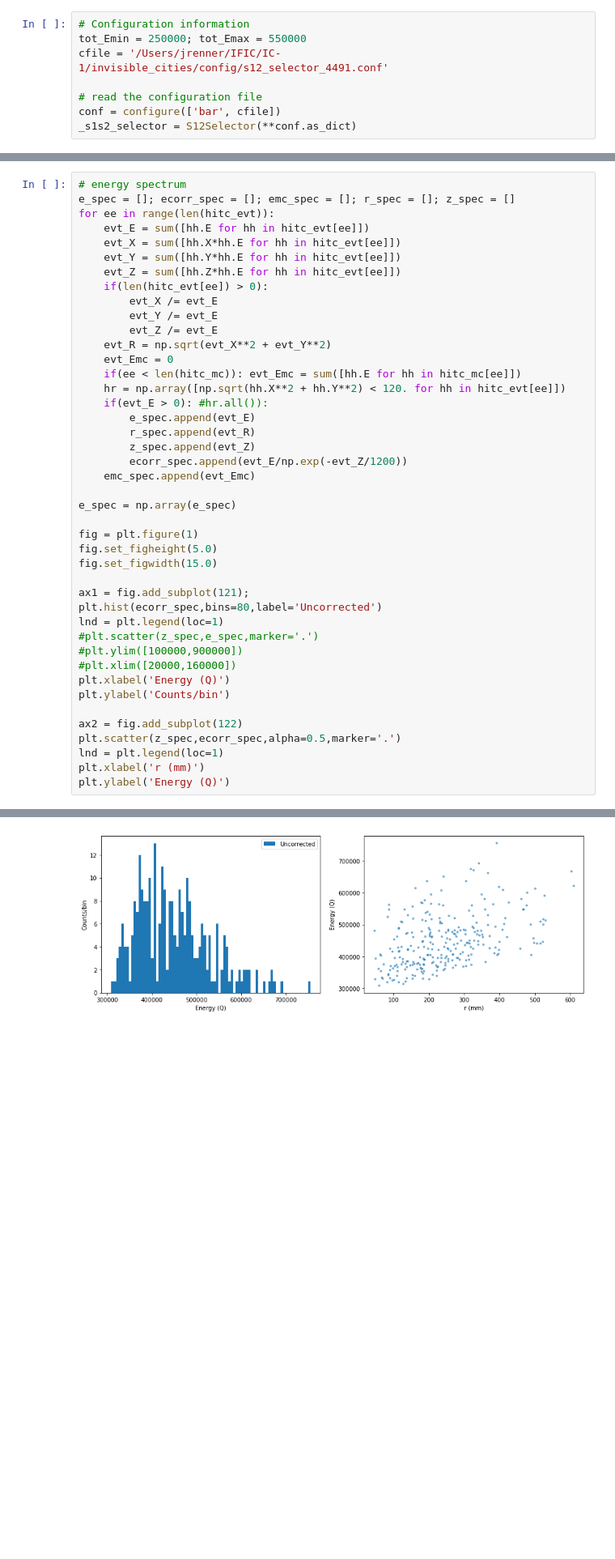
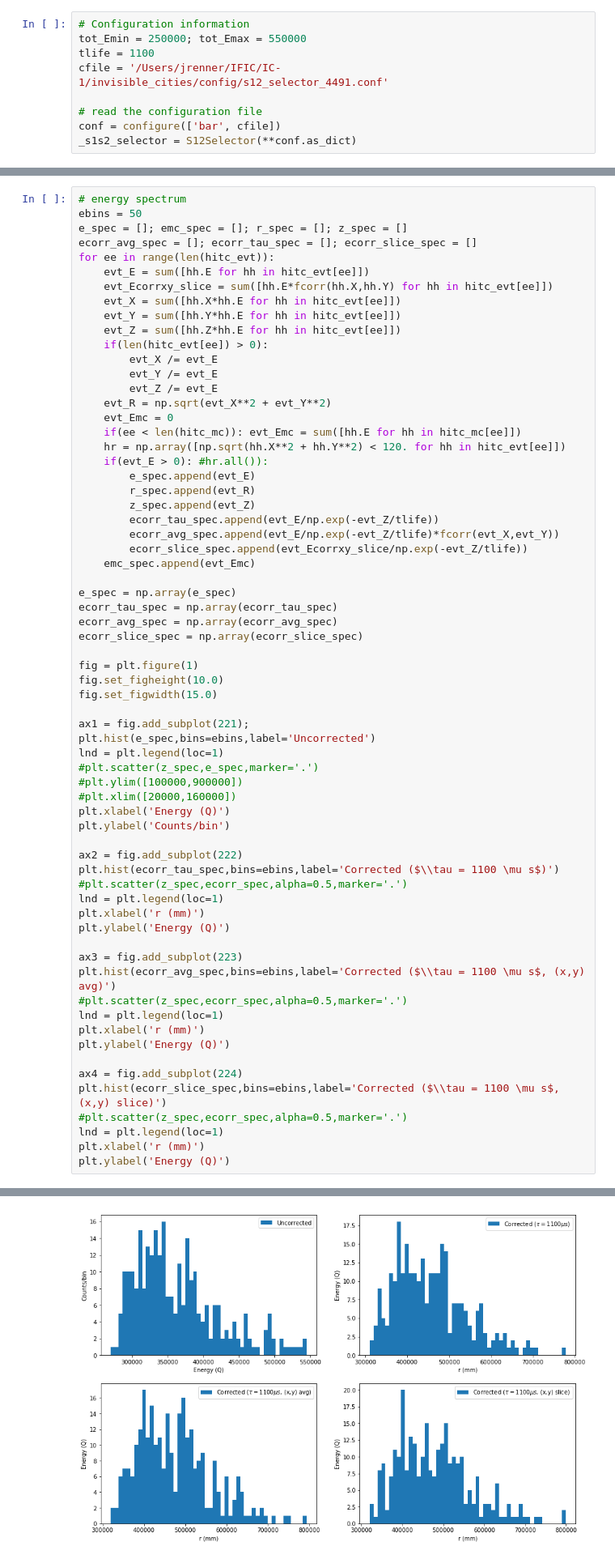
Before and after one commit to paolafer/ICARO, a Jupyter notebook: invisible_cities/utils/analysis_Th.ipynb, the cells around one changed output, grey strips where cells are left out. Shown at 81% size. Drawn from its saved outputs; the diff is of its cells as text; blank space fills up the shorter version.

```diff
--- a/invisible_cities/utils/analysis_Th.ipynb
+++ b/invisible_cities/utils/analysis_Th.ipynb
@@ -195,6 +283,7 @@ def plot_test_event(l_X,l_Y,l_Q,l_X0,l_Y0):
 # %%
 # Configuration information
 tot_Emin = 250000; tot_Emax = 550000
+tlife = 1100
 cfile = '/Users/jrenner/IFIC/IC-1/invisible_cities/config/s12_selector_4491.conf'
 
 # read the configuration file
@@ -323,8 +412,11 @@ Produced hit collections for 274 events (0 events in MC truth).
 # %%
 # energy spectrum
-e_spec = []; ecorr_spec = []; emc_spec = []; r_spec = []; z_spec = []
+ebins = 50
+e_spec = []; emc_spec = []; r_spec = []; z_spec = []
+ecorr_avg_spec = []; ecorr_tau_spec = []; ecorr_slice_spec = []
 for ee in range(len(hitc_evt)):
     evt_E = sum([hh.E for hh in hitc_evt[ee]])
+    evt_Ecorrxy_slice = sum([hh.E*fcorr(hh.X,hh.Y) for hh in hitc_evt[ee]])
     evt_X = sum([hh.X*hh.E for hh in hitc_evt[ee]])
     evt_Y = sum([hh.Y*hh.E for hh in hitc_evt[ee]])
     evt_Z = sum([hh.Z*hh.E for hh in hitc_evt[ee]])
@@ -332,40 +424,60 @@ for ee in range(len(hitc_evt)):
         evt_X /= evt_E
         evt_Y /= evt_E
         evt_Z /= evt_E
     evt_R = np.sqrt(evt_X**2 + evt_Y**2)
     evt_Emc = 0
     if(ee < len(hitc_mc)): evt_Emc = sum([hh.E for hh in hitc_mc[ee]])
     hr = np.array([np.sqrt(hh.X**2 + hh.Y**2) < 120. for hh in hitc_evt[ee]])
     if(evt_E > 0): #hr.all()):
         e_spec.append(evt_E)
         r_spec.append(evt_R)
         z_spec.append(evt_Z)
-        ecorr_spec.append(evt_E/np.exp(-evt_Z/1200))
+        ecorr_tau_spec.append(evt_E/np.exp(-evt_Z/tlife))
+        ecorr_avg_spec.append(evt_E/np.exp(-evt_Z/tlife)*fcorr(evt_X,evt_Y))
+        ecorr_slice_spec.append(evt_Ecorrxy_slice/np.exp(-evt_Z/tlife))
     emc_spec.append(evt_Emc)
 
 e_spec = np.array(e_spec)
+ecorr_tau_spec = np.array(ecorr_tau_spec)
+ecorr_avg_spec = np.array(ecorr_avg_spec)
+ecorr_slice_spec = np.array(ecorr_slice_spec)
 
 fig = plt.figure(1)
-fig.set_figheight(5.0)
+fig.set_figheight(10.0)
 fig.set_figwidth(15.0)
 
-ax1 = fig.add_subplot(121);
-plt.hist(ecorr_spec,bins=80,label='Uncorrected')
+ax1 = fig.add_subplot(221);
+plt.hist(e_spec,bins=ebins,label='Uncorrected')
 lnd = plt.legend(loc=1)
 #plt.scatter(z_spec,e_spec,marker='.')
 #plt.ylim([100000,900000])
 #plt.xlim([20000,160000])
 plt.xlabel('Energy (Q)')
 plt.ylabel('Counts/bin')
 
-ax2 = fig.add_subplot(122)
-plt.scatter(z_spec,ecorr_spec,alpha=0.5,marker='.')
+ax2 = fig.add_subplot(222)
+plt.hist(ecorr_tau_spec,bins=ebins,label='Corrected ($\\tau = 1100 \mu s$)')
+#plt.scatter(z_spec,ecorr_spec,alpha=0.5,marker='.')
 lnd = plt.legend(loc=1)
 plt.xlabel('r (mm)')
 plt.ylabel('Energy (Q)')
+
+ax3 = fig.add_subplot(223)
+plt.hist(ecorr_avg_spec,bins=ebins,label='Corrected ($\\tau = 1100 \mu s$, (x,y) avg)')
+#plt.scatter(z_spec,ecorr_spec,alpha=0.5,marker='.')
+lnd = plt.legend(loc=1)
+plt.xlabel('r (mm)')
+plt.ylabel('Energy (Q)')
+
+ax4 = fig.add_subplot(224)
+plt.hist(ecorr_slice_spec,bins=ebins,label='Corrected ($\\tau = 1100 \mu s$, (x,y) slice)')
+#plt.scatter(z_spec,ecorr_spec,alpha=0.5,marker='.')
+lnd = plt.legend(loc=1)
+plt.xlabel('r (mm)')
+plt.ylabel('Energy (Q)')
 # %% [output]
 <matplotlib.text.Text at 0x...>
-[figure, old version]
+[figure, new version]
 # %% [markdown]
 # Paolina analysis
 # %%
```
Also changed, not shown: parts of 3 cells of this notebook.
